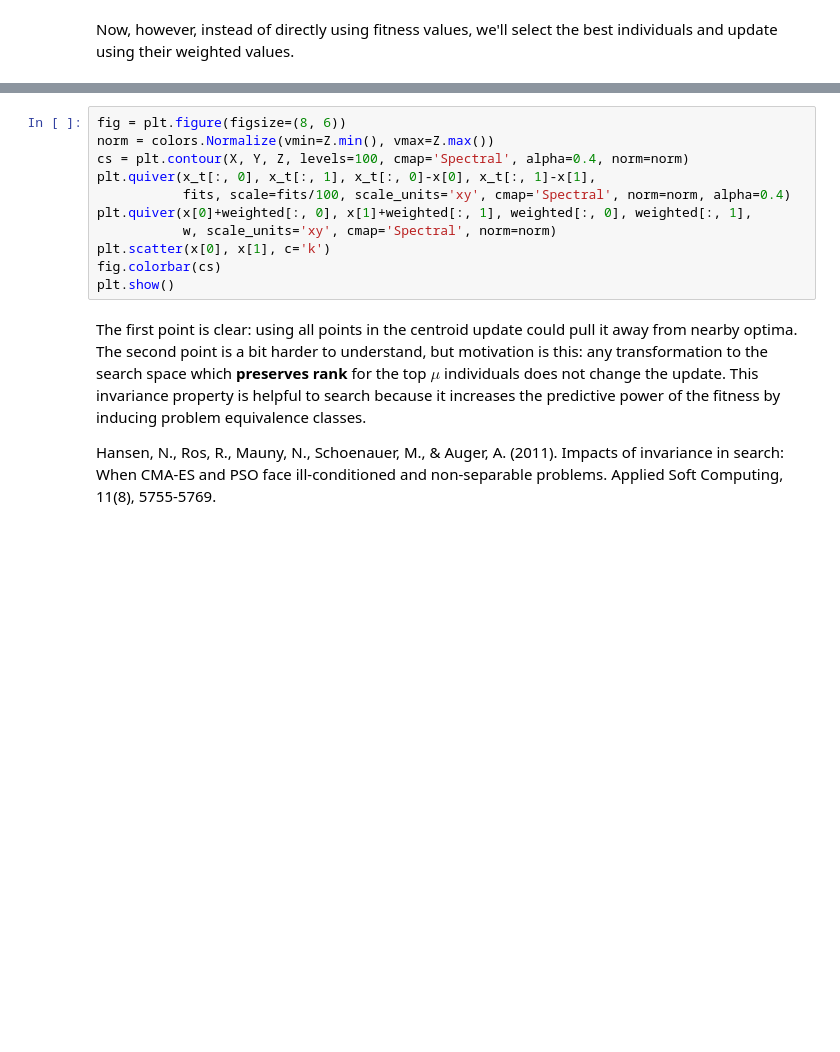
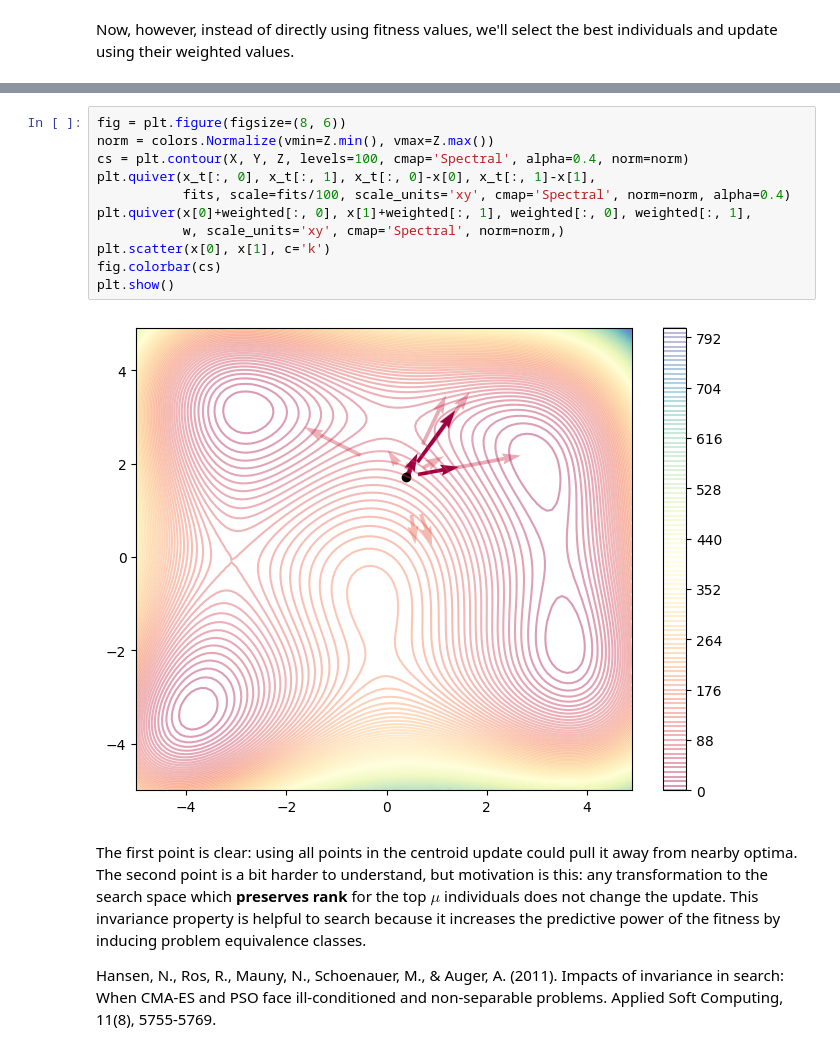
Before and after one commit to jhzhang07/Speech_Emotion_Recognition, a Jupyter notebook: workshop5.ipynb, the cells around one changed output, grey strips where cells are left out. Drawn from its saved outputs; the diff is of its cells as text; blank space fills up the shorter version.

```diff
--- a/workshop5.ipynb
+++ b/workshop5.ipynb
@@ -460,14 +472,16 @@ weighted
 # %%
 fig = plt.figure(figsize=(8, 6))
 norm = colors.Normalize(vmin=Z.min(), vmax=Z.max())
 cs = plt.contour(X, Y, Z, levels=100, cmap='Spectral', alpha=0.4, norm=norm)
 plt.quiver(x_t[:, 0], x_t[:, 1], x_t[:, 0]-x[0], x_t[:, 1]-x[1],
            fits, scale=fits/100, scale_units='xy', cmap='Spectral', norm=norm, alpha=0.4)
 plt.quiver(x[0]+weighted[:, 0], x[1]+weighted[:, 1], weighted[:, 0], weighted[:, 1],
-           w, scale_units='xy', cmap='Spectral', norm=norm)
+           w, scale_units='xy', cmap='Spectral', norm=norm,)
 plt.scatter(x[0], x[1], c='k')
 fig.colorbar(cs)
 plt.show()
+# %% [output]
+[figure, added]
 # %% [markdown]
 The first point is clear: using all points in the centroid update could pull it away from nearby optima. The second point is a bit harder to understand, but motivation is this: any transformation to the search space which **preserves rank** for the top $\mu$ individuals does not change the update. This invariance property is helpful to search because it increases the predictive power of the fitness by inducing problem equivalence classes.
 
```
Also changed, not shown: parts of 5 cells of this notebook.
